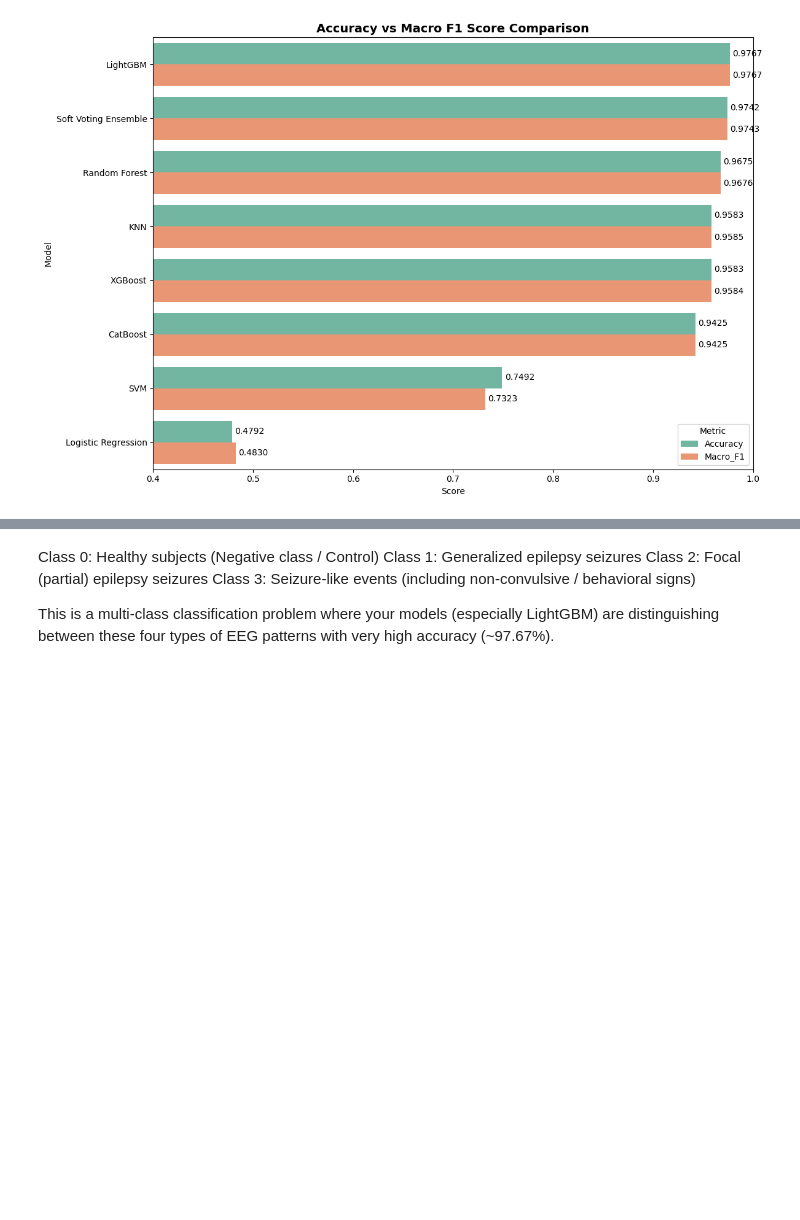
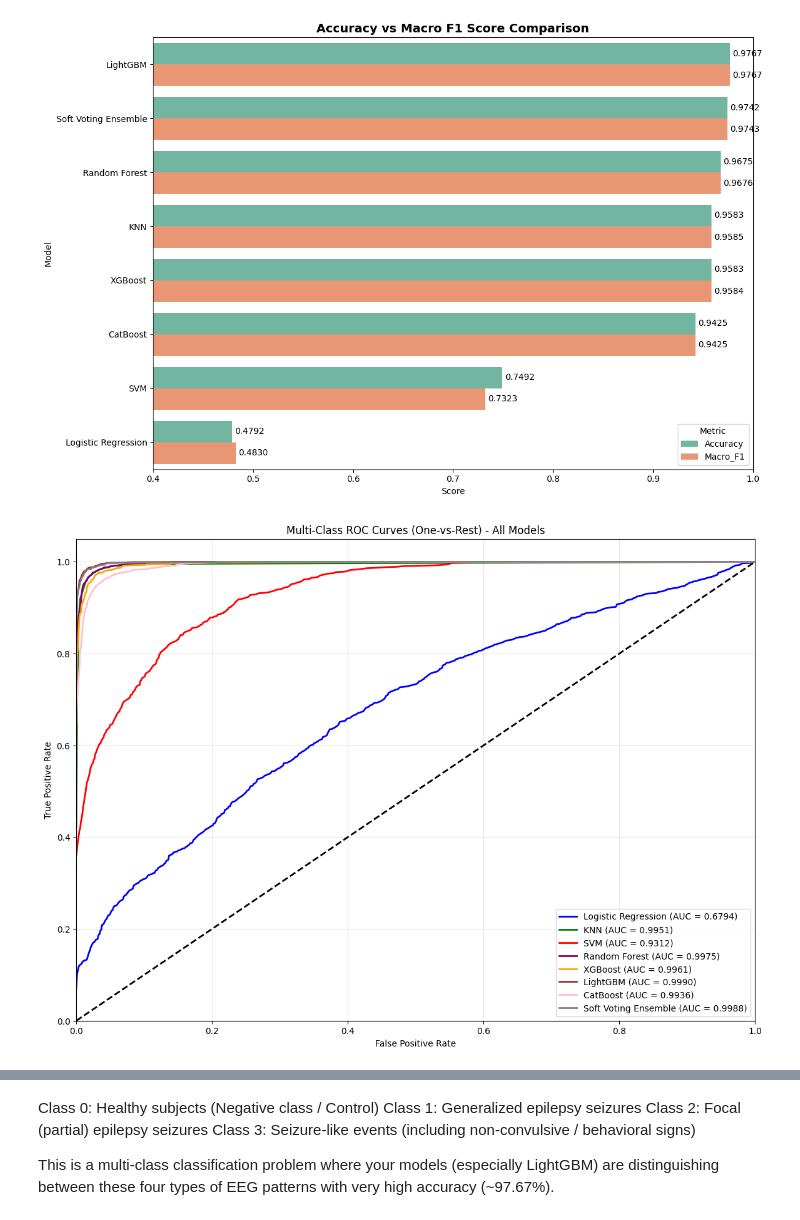
Before and after one commit to proshenjitbarua06-dot/skill-morph, a Jupyter notebook: Multi_Model_Ensemble_Framework_for_Precise_Multi_Class_Epileptic_Seizure_Subtype_Classification_using_High_Resolution_EEG_Signals_A_Comparative_Study_on_the_Bangalore_EEG_Epilepsy_Dataset_(BEED).ipynb, the cells around one changed output, grey strips where cells are left out. Drawn from its saved outputs; the diff is of its cells as text; code cells hidden in the pictures; blank space fills up the shorter version.

```diff
--- a/Multi_Model_Ensemble_Framework_for_Precise_Multi_Class_Epileptic_Seizure_Subtype_Classification_using_High_Resolution_EEG_Signals_A_Comparative_Study_on_the_Bangalore_EEG_Epilepsy_Dataset_(BEED).ipynb
+++ b/Multi_Model_Ensemble_Framework_for_Precise_Multi_Class_Epileptic_Seizure_Subtype_Classification_using_High_Resolution_EEG_Signals_A_Comparative_Study_on_the_Bangalore_EEG_Epilepsy_Dataset_(BEED).ipynb
@@ -509,3 +509,95 @@ FINAL MODEL PERFORMANCE TABLE
 7   Logistic Regression    0.4792    0.4830
 [figure]
 [figure]
+# %%
+import matplotlib.pyplot as plt
+import seaborn as sns
+from sklearn.metrics import roc_curve, auc, precision_recall_curve, average_precision_score
+from sklearn.preprocessing import label_binarize
+import numpy as np
+
+# Binarize the labels for multi-class ROC/PR
+y_test_bin = label_binarize(y_test, classes=[0, 1, 2, 3])
+n_classes = 4
+
+# Define colors for different models
+colors = ['blue', 'green', 'red', 'purple', 'orange', 'brown', 'pink', 'gray']
+models_list = [
+    ('Logistic Regression', lr),
+    ('KNN', knn),
+    ('SVM', svm),
+    ('Random Forest', rf),
+    ('XGBoost', xgb),
+    ('LightGBM', lgbm),
+    ('CatBoost', cat),
+    ('Soft Voting Ensemble', ensemble)
+]
+
+# ====================== ROC CURVE (One-vs-Rest) ======================
+plt.figure(figsize=(14, 10))
+
+for idx, (name, model) in enumerate(models_list):
+    if hasattr(model, "predict_proba"):
+        y_score = model.predict_proba(X_test)
+    else:
+        y_score = model.predict(X_test)  # fallback (less accurate)
+
+    # Compute ROC curve and AUC for each class
+    fpr = dict()
+    tpr = dict()
+    roc_auc = dict()
+
+    for i in range(n_classes):
+        fpr[i], tpr[i], _ = roc_curve(y_test_bin[:, i], y_score[:, i])
+        roc_auc[i] = auc(fpr[i], tpr[i])
+
+    # Macro-average AUC
+    all_fpr = np.unique(np.concatenate([fpr[i] for i in range(n_classes)]))
+    mean_tpr = np.zeros_like(all_fpr)
+    for i in range(n_classes):
+        mean_tpr += np.interp(all_fpr, fpr[i], tpr[i])
+    mean_tpr /= n_classes
+    roc_auc["macro"] = auc(all_fpr, mean_tpr)
+
+    plt.plot(all_fpr, mean_tpr, color=colors[idx % len(colors)],
+             lw=2, label=f'{name} (AUC = {roc_auc["macro"]:.4f})')
+
+plt.plot([0, 1], [0, 1], 'k--', lw=2)
+plt.xlim([0.0, 1.0])
+plt.ylim([0.0, 1.05])
+plt.xlabel('False Positive Rate')
+plt.ylabel('True Positive Rate')
+plt.title('Multi-Class ROC Curves (One-vs-Rest) - All Models')
+plt.legend(loc="lower right", fontsize=10)
+plt.grid(True, alpha=0.3)
+plt.show()
+
+# ====================== PRECISION-RECALL CURVE ======================
+plt.figure(figsize=(14, 10))
+
+for idx, (name, model) in enumerate(models_list):
+    if hasattr(model, "predict_proba"):
+        y_score = model.predict_proba(X_test)
+    else:
+        continue
+
+    precision = dict()
+    recall = dict()
+    avg_precision = dict()
+
+    for i in range(n_classes):
+        precision[i], recall[i], _ = precision_recall_curve(y_test_bin[:, i], y_score[:, i])
+        avg_precision[i] = average_precision_score(y_test_bin[:, i], y_score[:, i])
+
+    # Macro-average
+    plt.plot(recall[0], precision[0], color=colors[idx % len(colors)],
+             lw=2, label=f'{name} (AP = {np.mean(list(avg_precision.values())):.4f})')
+
+plt.xlabel('Recall')
+plt.ylabel('Precision')
+plt.title('Multi-Class Precision-Recall Curves - All Models')
+plt.legend(loc="lower left", fontsize=10)
+plt.grid(True, alpha=0.3)
+plt.show()
+# %% [output]
+[figure, added]
```
Also changed, not shown: parts of 3 cells of this notebook.
